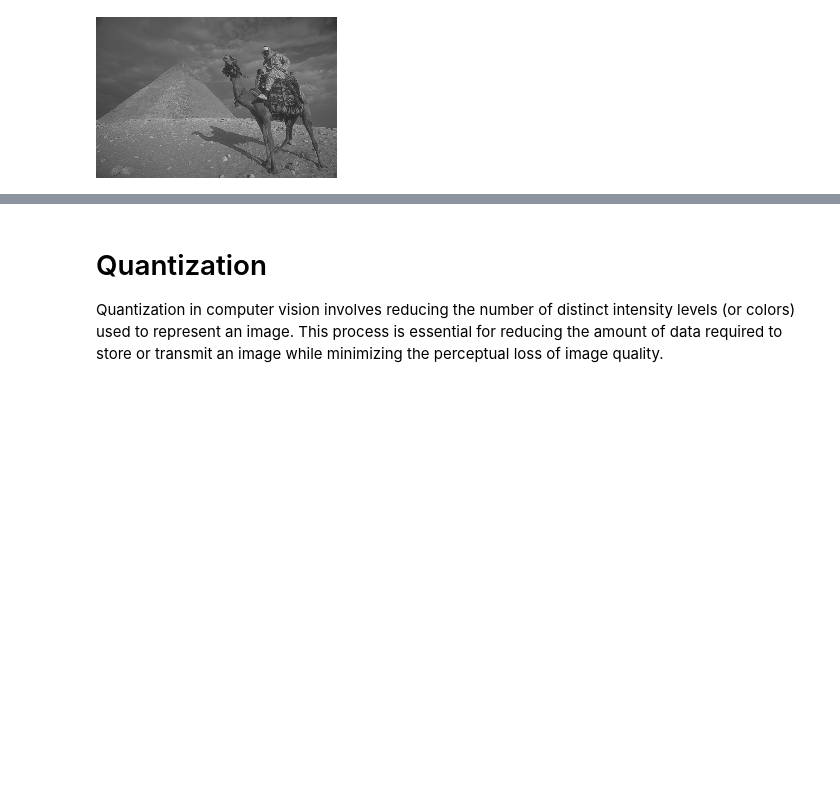
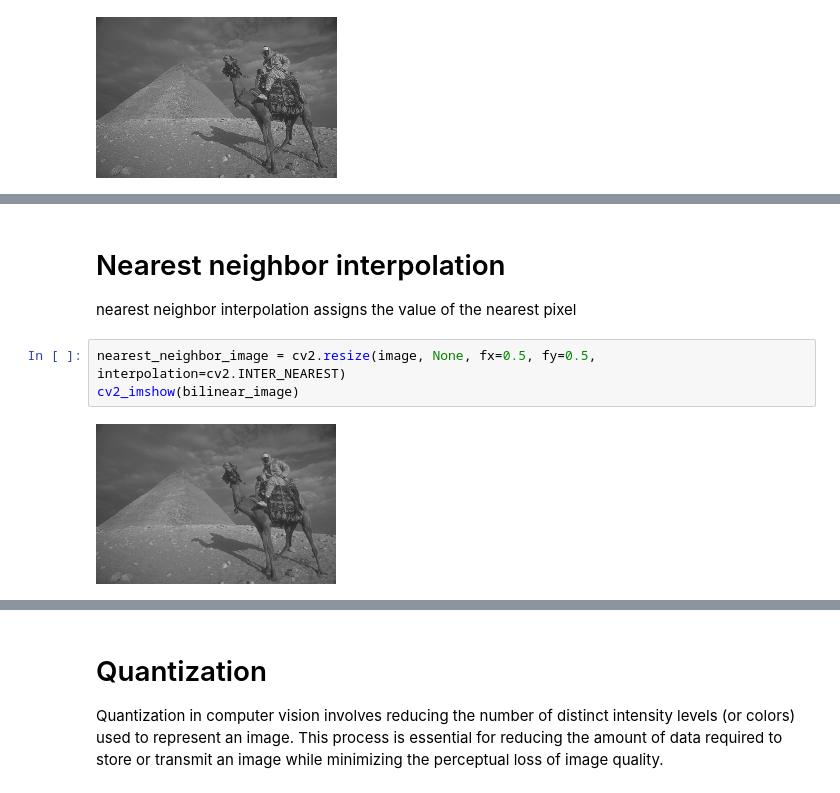
Before and after one commit to Aleena24/Computer-Vision, a Jupyter notebook: extra3_sampling_and_quantization_techniques.ipynb, the cells around one changed output, grey strips where cells are left out. Drawn from its saved outputs; the diff is of its cells as text; blank space fills up the shorter version.

```diff
--- a/extra3_sampling_and_quantization_techniques.ipynb
+++ b/extra3_sampling_and_quantization_techniques.ipynb
@@ -28,0 +51,8 @@ cv2_imshow(sampled_image)
+# %% [markdown]
+# Nearest neighbor interpolation
+nearest neighbor interpolation assigns the value of the nearest pixel
+# %%
+nearest_neighbor_image = cv2.resize(image, None, fx=0.5, fy=0.5, interpolation=cv2.INTER_NEAREST)
+cv2_imshow(bilinear_image)
+# %% [output]
+[figure, added]
```
Also changed, not shown: parts of 8 cells of this notebook.
